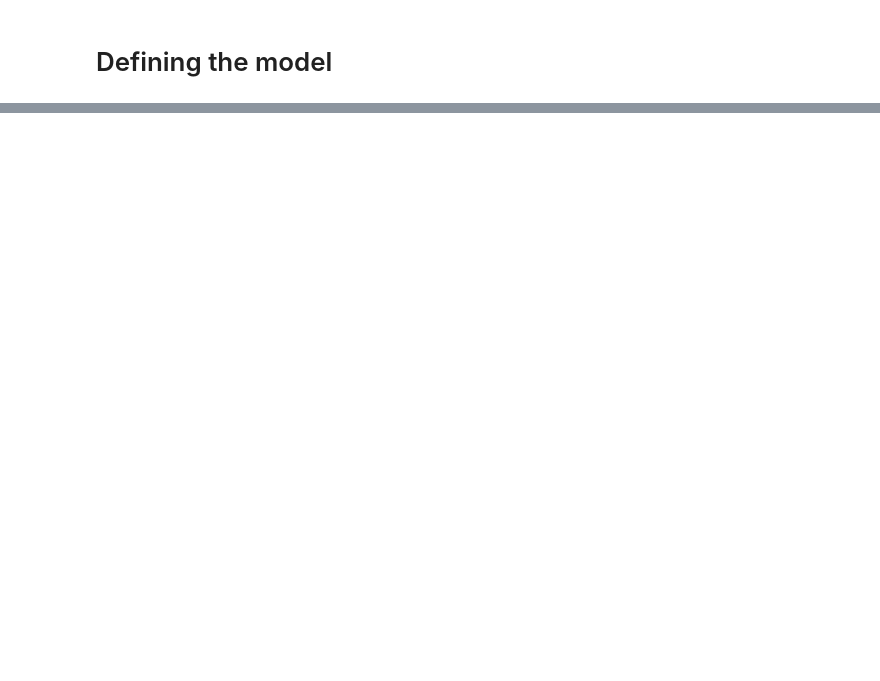
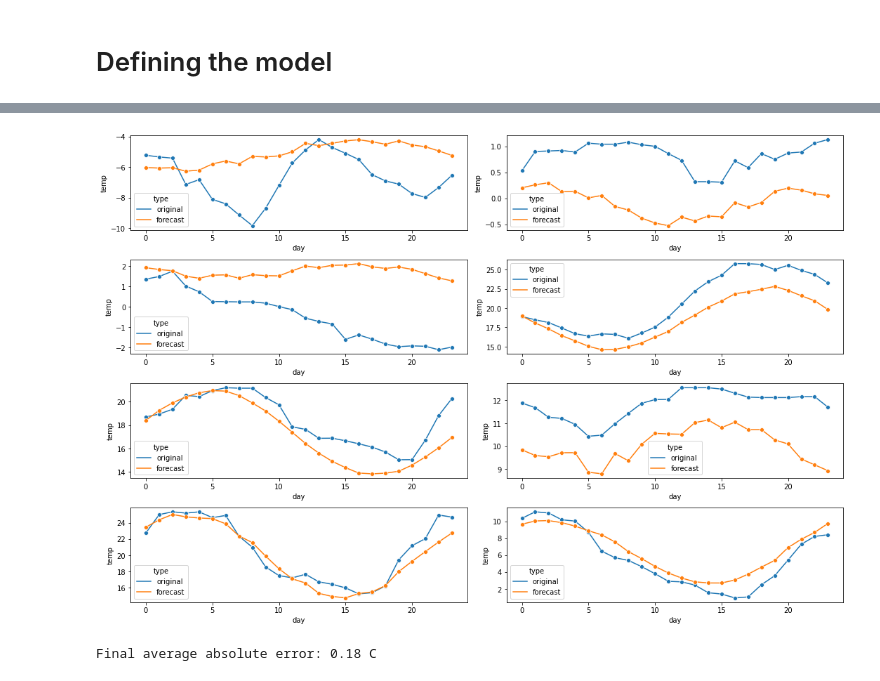
Before and after one commit to Eligijus112/Vilnius-weather-LSTM, a Jupyter notebook: weather-analysis.ipynb, the cells around one changed output, grey strips where cells are left out. Saved outputs shown, nothing was run; the diff lists cells and outputs as text; code cells hidden in the pictures; blank space fills up the shorter version.

```diff
--- a/weather-analysis.ipynb
+++ b/weather-analysis.ipynb
@@ -502,0 +618,51 @@ plt.show()
+# %%
+# Forecasting on all the samples in the validation set
+forecast = model.predict(Xval)
+# %%
+fig, axes = plt.subplots(
+    nrows=4,
+    ncols=2,
+    figsize=(15, 10),
+    facecolor="w",
+    edgecolor="k"
+)
+
+indexes = random.sample(range(len(forecast)), 8)
+
+for i, index in enumerate(indexes):
+
+    yhat = forecast[index]
+    y = Yval[index]
+
+    frame = pd.concat([
+        pd.DataFrame({'day': range(len(y)), 'temp': y, 'type': 'original'}),
+        pd.DataFrame({'day': range(len(y)), 'temp': yhat, 'type': 'forecast'})
+    ])
+
+    frame['temp'] = [(x * train_std['temp']) + train_mean['temp'] for x in frame['temp']]
+
+    sns.lineplot(x='day', y='temp', ax = axes[i // 2, i % 2], data=frame, hue='type', marker='o')
+
+plt.tight_layout()
+
+plt.show()
+# %% [output]
+[figure, added]
+# %%
+# Calculating the total average absolute error
+error = 0
+n = 0
+
+for i in range(Yval.shape[0]):
+    true = Yval[i]
+    hat = forecast[i]
+    n += len(true)
+
+    true = [(x * train_std['temp']) + train_mean['temp'] for x in true]
+    hat = [(x * train_std['temp']) + train_mean['temp'] for x in hat]
+
+    error += np.sum([abs(x) for x in true - hat])
+
+print(f'Final average absolute error: {round(error / n, 2)} C')
+# %% [output]
+Final average absolute error: 0.18 C
```
Also changed, not shown: parts of 21 cells of this notebook.
